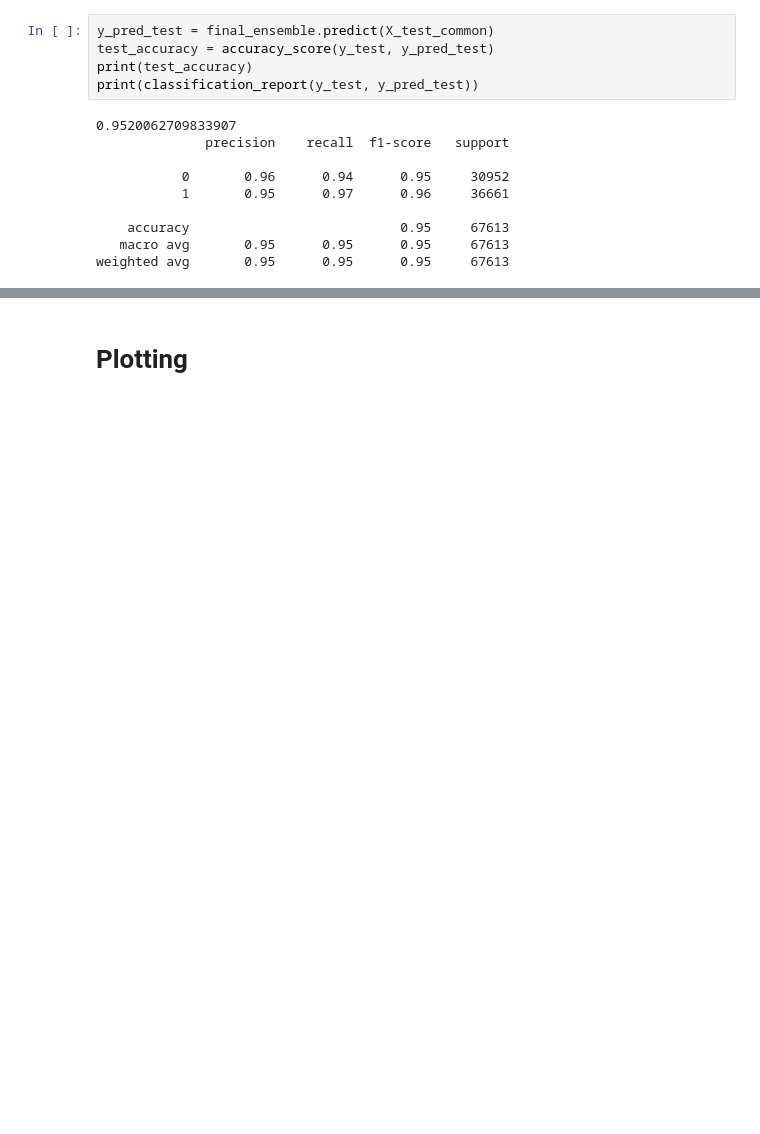
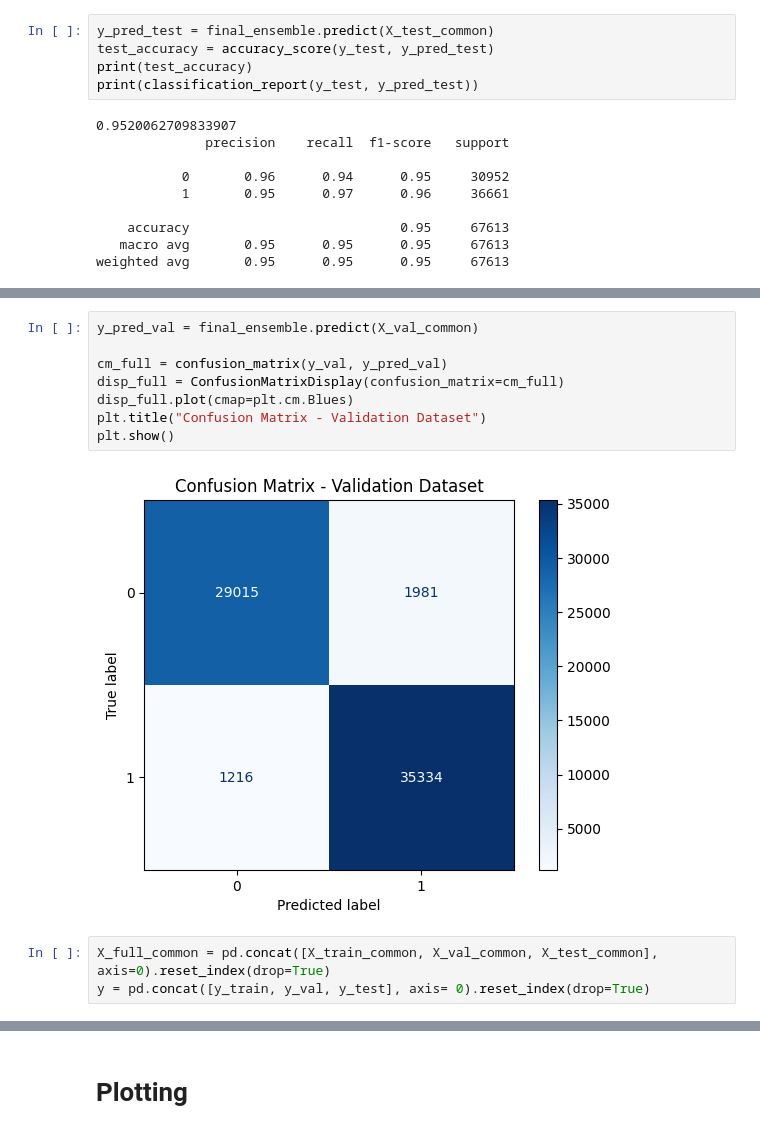
Before and after one commit to souparno-nag/breast-cancer, a Jupyter notebook: main6.ipynb, the cells around one changed output, grey strips where cells are left out. Cells and saved outputs as stored; diff of their text form; blank space fills up the shorter version.

```diff
--- a/main6.ipynb
+++ b/main6.ipynb
@@ -752,0 +767,13 @@ plt.show()
+# %%
+y_pred_val = final_ensemble.predict(X_val_common)
+
+cm_full = confusion_matrix(y_val, y_pred_val)
+disp_full = ConfusionMatrixDisplay(confusion_matrix=cm_full)
+disp_full.plot(cmap=plt.cm.Blues)
+plt.title("Confusion Matrix - Validation Dataset")
+plt.show()
+# %% [output]
+[figure, added]
+# %%
+X_full_common = pd.concat([X_train_common, X_val_common, X_test_common], axis=0).reset_index(drop=True)
+y = pd.concat([y_train, y_val, y_test], axis= 0).reset_index(drop=True)
```
Also changed, not shown: parts of 5 cells of this notebook, 2 other files.
